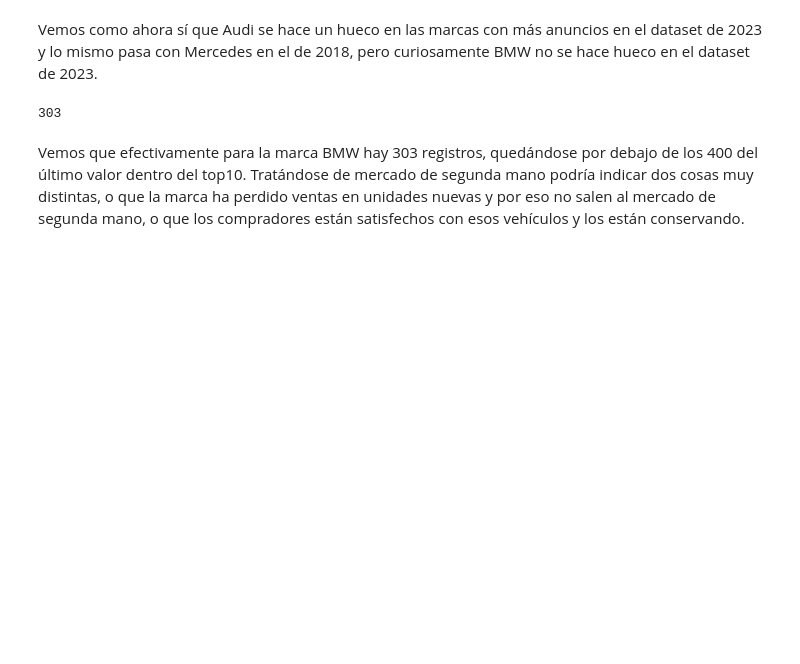
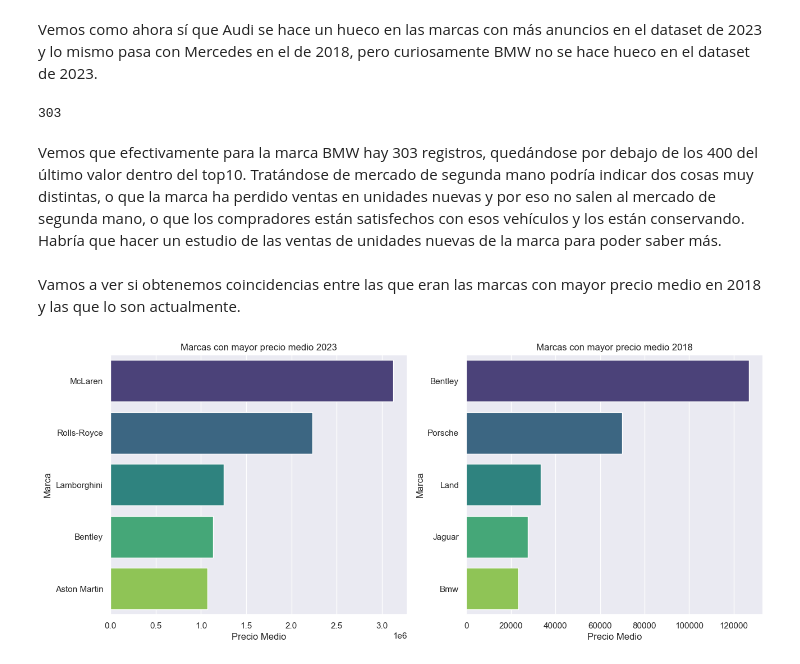
Before and after one commit to maribelseara/proyecto_final_ds, a Jupyter notebook: EDA.ipynb, the cells around one changed output. Saved outputs shown, nothing was run; the diff lists cells and outputs as text; code cells hidden in the pictures; blank space fills up the shorter version.

```diff
--- a/EDA.ipynb
+++ b/EDA.ipynb
@@ -714,4 +707,25 @@ df[df['Marca']=='BMW']['Marca'].count()
 # %% [output]
 303
 # %% [markdown]
-Vemos que efectivamente para la marca BMW hay 303 registros, quedándose por debajo de los 400 del último valor dentro del top10. Tratándose de mercado de segunda mano podría indicar dos cosas muy distintas, o que la marca ha perdido ventas en unidades nuevas y por eso no salen al mercado de segunda mano, o que los compradores están satisfechos con esos vehículos y los están conservando.
+Vemos que efectivamente para la marca BMW hay 303 registros, quedándose por debajo de los 400 del último valor dentro del top10. Tratándose de mercado de segunda mano podría indicar dos cosas muy distintas, o que la marca ha perdido ventas en unidades nuevas y por eso no salen al mercado de segunda mano, o que los compradores están satisfechos con esos vehículos y los están conservando. Habría que hacer un estudio de las ventas de unidades nuevas de la marca para poder saber más.
+# %% [markdown]
+Vamos a ver si obtenemos coincidencias entre las que eran las marcas con mayor precio medio en 2018 y las que lo son actualmente.
+# %%
+sns.set(rc={'figure.figsize': (15, 6)})
+
+plt.subplot(1, 2, 1)
+max_precios_medio_marca = df.groupby('Marca')['Precio'].mean().sort_values(ascending=False).head(5)
+sns.barplot(x=max_precios_medio_marca.values, y=max_precios_medio_marca.index, palette='viridis')
+plt.xlabel('Precio Medio')
+plt.ylabel('Marca')
+plt.title('Marcas con mayor precio medio 2023')
+
+plt.subplot(1, 2, 2)
+max_precios_medio_marca_2018 = df_2018.groupby('make')['price'].mean().sort_values(ascending=False).head(5)
+sns.barplot(x=max_precios_medio_marca_2018.values, y=max_precios_medio_marca_2018.index, palette='viridis')
+plt.xlabel('Precio Medio')
+plt.ylabel('Marca')
+plt.title('Marcas con mayor precio medio 2018')
+plt.show()
+# %% [output]
+[figure, added]
```
Also changed, not shown: parts of 58 cells of this notebook, 3 other files.
